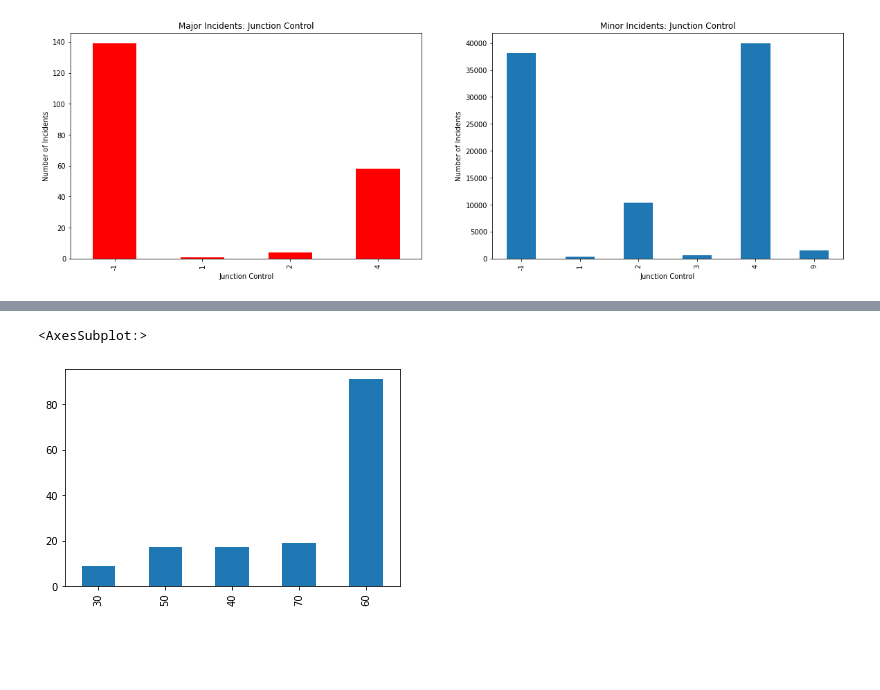
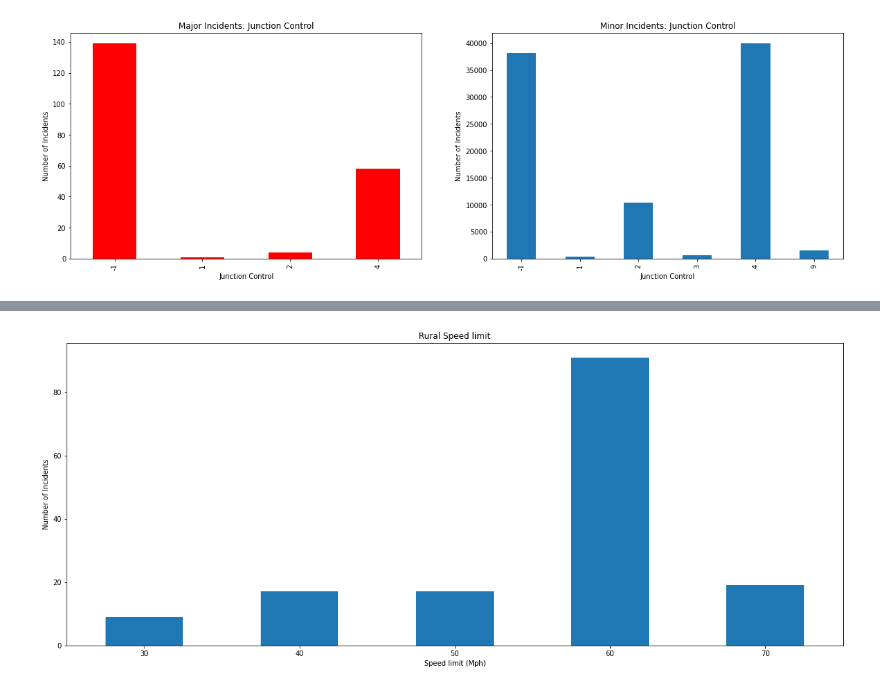
Before and after one commit to damiiete/Analysis-of-major-incidents-in-UK, a Jupyter notebook: notebook.ipynb, the cells around one changed output, grey strips where cells are left out. Cells and saved outputs as stored; diff of their text form; code cells hidden in the pictures; blank space fills up the shorter version.

```diff
--- a/notebook.ipynb
+++ b/notebook.ipynb
@@ -582,7 +591,13 @@ plt.show()
 # %%
 #rurual area speed limit plot
 rural = major_incidents.copy()[major_incidents['urban_or_rural_area'] == 2]
-rural['speed_limit'].value_counts().sort_values().plot(kind='bar')
+
+rural['speed_limit'].value_counts().sort_index().plot(kind='bar', figsize=(20,8))
+plt.xticks(rotation=0)
+plt.title('Rural Speed limit')
+plt.ylabel('Number of Incidents')
+plt.xlabel('Speed limit (Mph)')
+
+plt.show()
 # %% [output]
-<AxesSubplot:>
-[figure, old version]
+[figure, new version]
```
Also changed, not shown: parts of 11 cells of this notebook.
